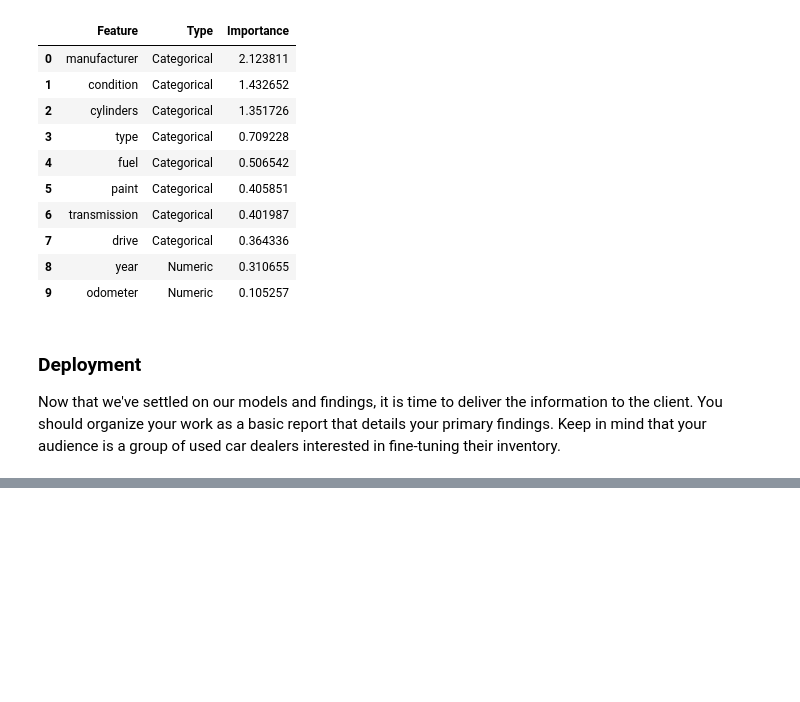
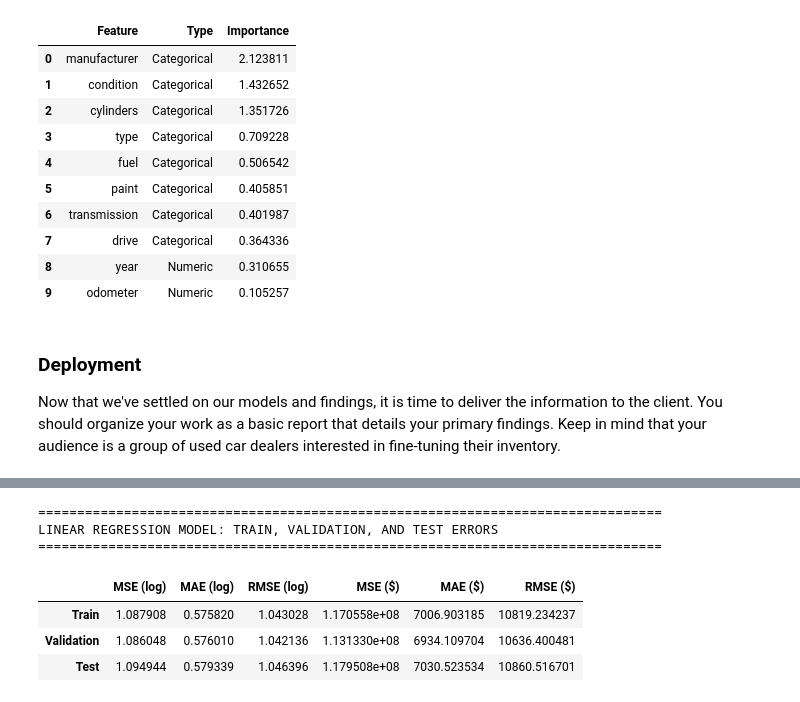
Before and after one commit to karthikiyerrrr/KBI-Practical-Applications, a Jupyter notebook: assignment11_1/prompt_II.ipynb, the cells around one changed output, grey strips where cells are left out. Saved outputs shown, nothing was run; the diff lists cells and outputs as text; code cells hidden in the pictures; blank space fills up the shorter version.

```diff
--- a/assignment11_1/prompt_II.ipynb
+++ b/assignment11_1/prompt_II.ipynb
@@ -817,0 +982,66 @@ Now that we've settled on our models and findings, it is time to deliver the inf
+# %%
+# Linear Regression Model Performance: Train, Validation, and Test Errors
+
+# Use the linear regression pipeline from cell 23 to get predictions on all three sets
+# Make predictions (in log space)
+y_train_pred_log = linear_pipe.predict(X_train)
+y_val_pred_log = linear_pipe.predict(X_val)
+y_test_pred_log = linear_pipe.predict(X_test)
+
+# Calculate metrics in log space
+train_mse_log = mean_squared_error(y_train, y_train_pred_log)
+train_mae_log = mean_absolute_error(y_train, y_train_pred_log)
+train_rmse_log = np.sqrt(train_mse_log)
+
+val_mse_log = mean_squared_error(y_val, y_val_pred_log)
+val_mae_log = mean_absolute_error(y_val, y_val_pred_log)
+val_rmse_log = np.sqrt(val_mse_log)
+
+test_mse_log = mean_squared_error(y_test, y_test_pred_log)
+test_mae_log = mean_absolute_error(y_test, y_test_pred_log)
+test_rmse_log = np.sqrt(test_mse_log)
+
+# Convert predictions and actual values back to dollar space
+y_train_price = np.expm1(y_train)
+y_train_pred_price = np.expm1(y_train_pred_log)
+y_val_price = np.expm1(y_val)
+y_val_pred_price = np.expm1(y_val_pred_log)
+y_test_price = np.expm1(y_test)
+y_test_pred_price = np.expm1(y_test_pred_log)
+
+# Calculate metrics in dollar space
+train_mse_price = mean_squared_error(y_train_price, y_train_pred_price)
+train_mae_price = mean_absolute_error(y_train_price, y_train_pred_price)
+train_rmse_price = np.sqrt(train_mse_price)
+
+val_mse_price = mean_squared_error(y_val_price, y_val_pred_price)
+val_mae_price = mean_absolute_error(y_val_price, y_val_pred_price)
+val_rmse_price = np.sqrt(val_mse_price)
+
+test_mse_price = mean_squared_error(y_test_price, y_test_pred_price)
+test_mae_price = mean_absolute_error(y_test_price, y_test_pred_price)
+test_rmse_price = np.sqrt(test_mse_price)
+
+# Create DataFrame with all metrics
+linear_regression_errors = pd.DataFrame({
+    'MSE (log)': [train_mse_log, val_mse_log, test_mse_log],
+    'MAE (log)': [train_mae_log, val_mae_log, test_mae_log],
+    'RMSE (log)': [train_rmse_log, val_rmse_log, test_rmse_log],
+    'MSE ($)': [train_mse_price, val_mse_price, test_mse_price],
+    'MAE ($)': [train_mae_price, val_mae_price, test_mae_price],
+    'RMSE ($)': [train_rmse_price, val_rmse_price, test_rmse_price]
+})
+linear_regression_errors.index = ['Train', 'Validation', 'Test']
+
+print("=" * 80)
+print("LINEAR REGRESSION MODEL: TRAIN, VALIDATION, AND TEST ERRORS")
+print("=" * 80)
+display(linear_regression_errors)
+# %% [output]
+================================================================================
+LINEAR REGRESSION MODEL: TRAIN, VALIDATION, AND TEST ERRORS
+================================================================================
+|  | MSE (log) | MAE (log) | RMSE (log) | MSE ($) | MAE ($) | RMSE ($) |
+| Train | 1.087908 | 0.575820 | 1.043028 | 1.170558e+08 | 7006.903185 | 10819.234237 |
+| Validation | 1.086048 | 0.576010 | 1.042136 | 1.131330e+08 | 6934.109704 | 10636.400481 |
+| Test | 1.094944 | 0.579339 | 1.046396 | 1.179508e+08 | 7030.523534 | 10860.516701 |
```
Also changed, not shown: parts of 6 cells of this notebook, 1 other file.
